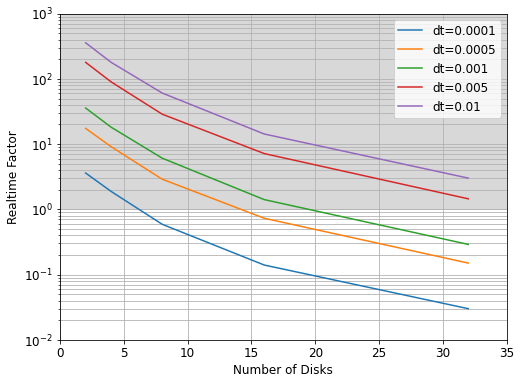
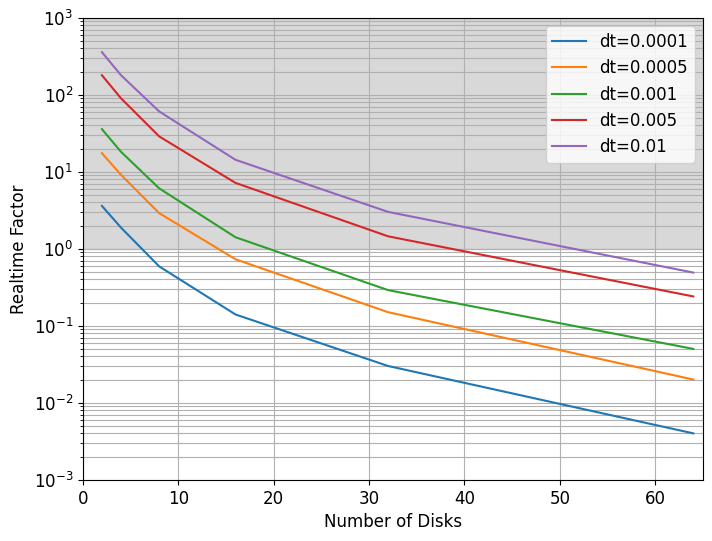
The change to this notebook cell's code, shown as a diff; its figure went from the first image to the second:
--- before
+++ after
@@ -15,6 +15,6 @@
 
 # Shade the area above y=1
-plt.ylim(0.01, 1000)
-plt.xlim(0,35)
+plt.ylim(0.001, 1000)
+plt.xlim(0,65)
 plt.axhspan(1, plt.ylim()[1], color='gray', alpha=0.3)
 

Commit: adding 64 disks test